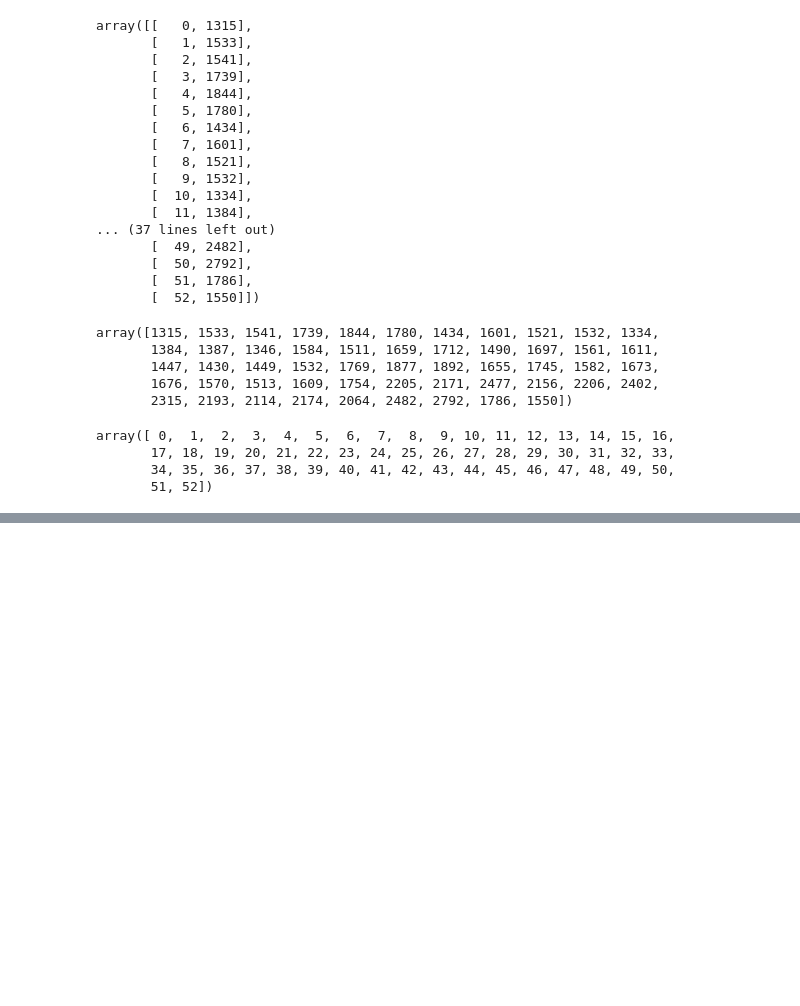
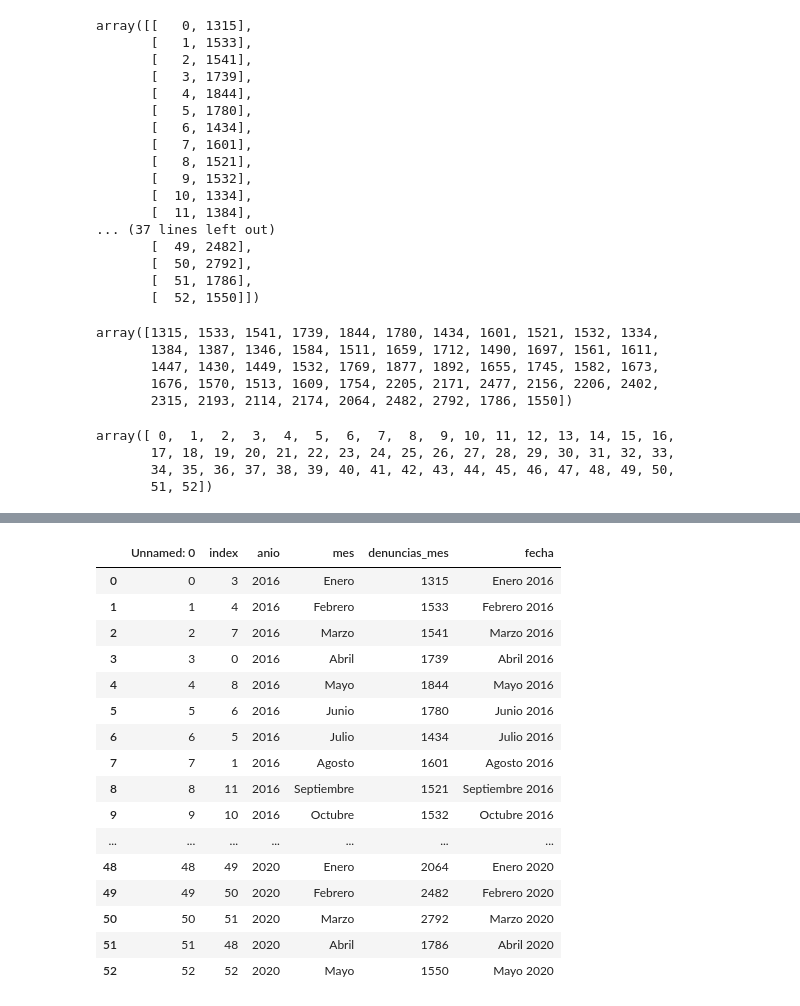
Before and after one commit to prope-2020-gh-classroom/practica-final-por-equipos-verano-2020-itam-patyua, a Jupyter notebook: Estimaciones2.ipynb, the cells around one changed output, grey strips where cells are left out. Drawn from its saved outputs; the diff is of its cells as text; code cells hidden in the pictures; blank space fills up the shorter version.

```diff
--- a/Estimaciones2.ipynb
+++ b/Estimaciones2.ipynb
@@ -96,0 +111,2 @@ coefficients1 = np.polyfit(x, y, 1, full=True)
+# %%
+violencia_b = pd.read_csv('denuncias_mensuales.csv')
@@ -96,0 +133,2 @@ coefficients1 = np.polyfit(x, y, 1, full=True)
+# %%
+violencia_b['anio'] = violencia_b['anio'].apply(str)
@@ -96,0 +139,20 @@ coefficients1 = np.polyfit(x, y, 1, full=True)
+# %%
+violencia_b
+# %% [output]
+|  | Unnamed: 0 | index | anio | mes | denuncias_mes | fecha |
+| 0 | 0 | 3 | 2016 | Enero | 1315 | Enero 2016 |
+| 1 | 1 | 4 | 2016 | Febrero | 1533 | Febrero 2016 |
+| 2 | 2 | 7 | 2016 | Marzo | 1541 | Marzo 2016 |
+| 3 | 3 | 0 | 2016 | Abril | 1739 | Abril 2016 |
+| 4 | 4 | 8 | 2016 | Mayo | 1844 | Mayo 2016 |
+| 5 | 5 | 6 | 2016 | Junio | 1780 | Junio 2016 |
+| 6 | 6 | 5 | 2016 | Julio | 1434 | Julio 2016 |
+| 7 | 7 | 1 | 2016 | Agosto | 1601 | Agosto 2016 |
+| 8 | 8 | 11 | 2016 | Septiembre | 1521 | Septiembre 2016 |
+| 9 | 9 | 10 | 2016 | Octubre | 1532 | Octubre 2016 |
+| ... | ... | ... | ... | ... | ... | ... |
+| 48 | 48 | 49 | 2020 | Enero | 2064 | Enero 2020 |
+| 49 | 49 | 50 | 2020 | Febrero | 2482 | Febrero 2020 |
+| 50 | 50 | 51 | 2020 | Marzo | 2792 | Marzo 2020 |
+| 51 | 51 | 48 | 2020 | Abril | 1786 | Abril 2020 |
+| 52 | 52 | 52 | 2020 | Mayo | 1550 | Mayo 2020 |
```
Also changed, not shown: parts of 13 cells of this notebook.
